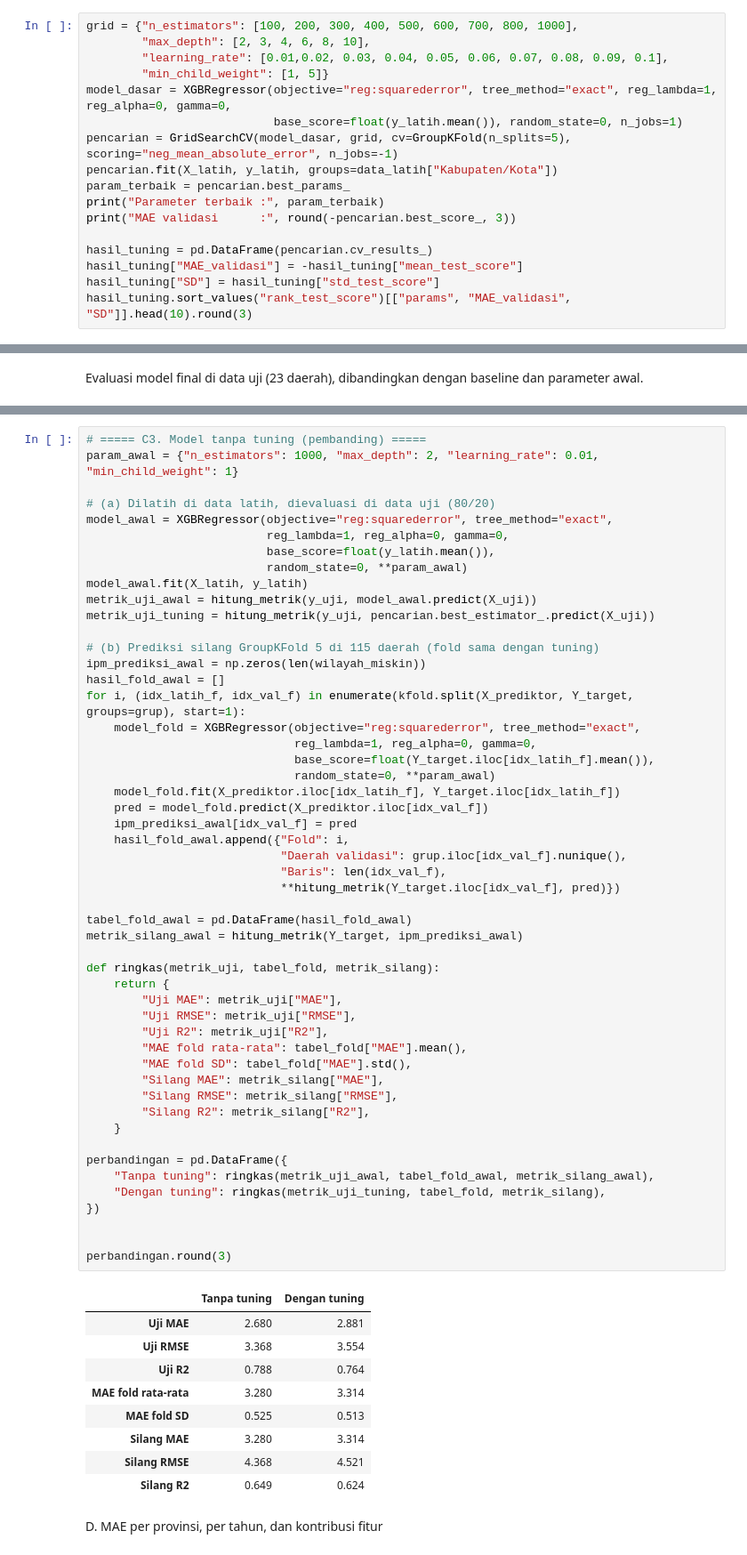
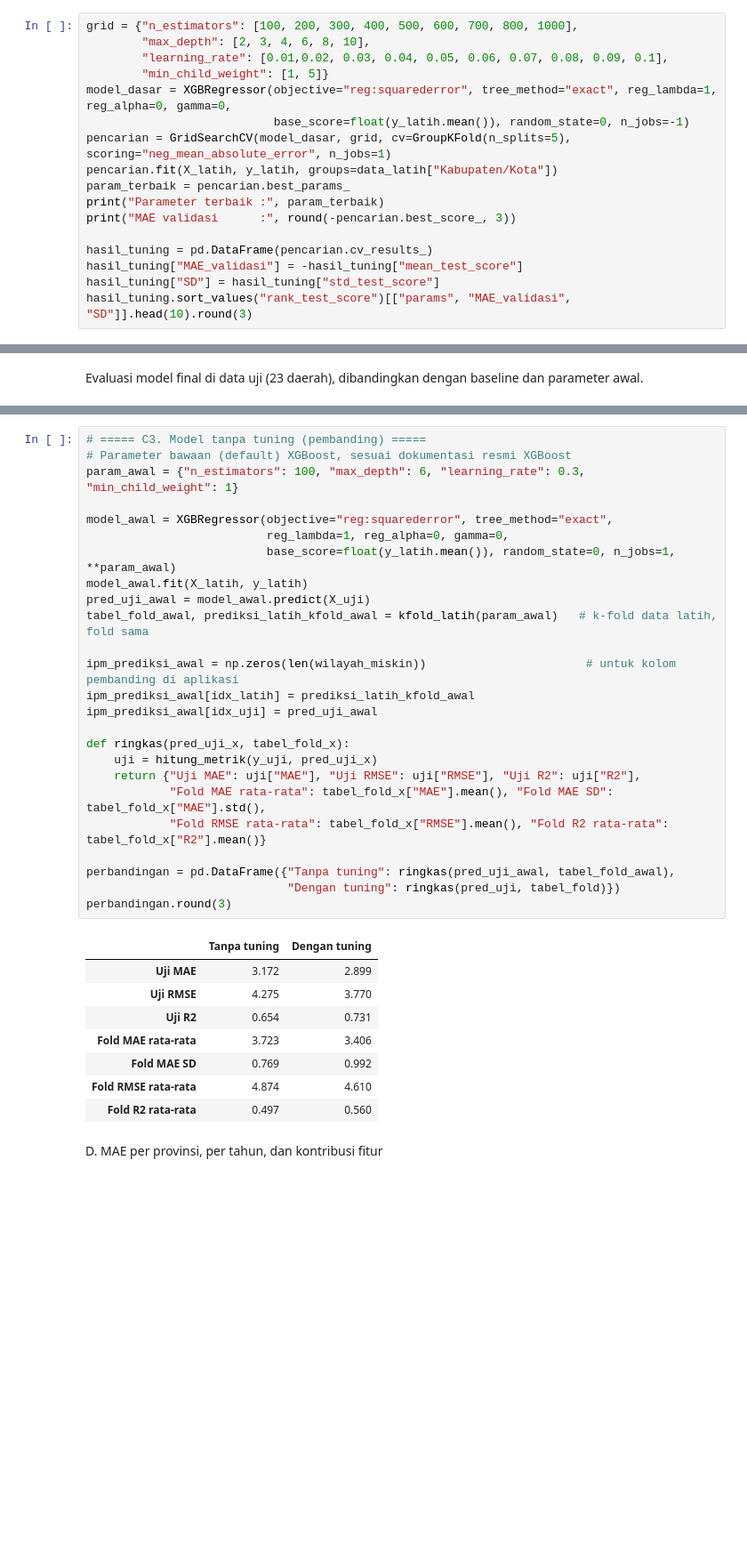
Before and after one commit to ssaammuueell1/IPM_Predictor_App, a Jupyter notebook: aplikasi/notebook/Model+tuning+fold.ipynb, the cells around one changed output, grey strips where cells are left out. Shown at 89% size. Drawn from its saved outputs; the diff is of its cells as text; blank space fills up the shorter version.

```diff
--- a/aplikasi/notebook/Model+tuning+fold.ipynb
+++ b/aplikasi/notebook/Model+tuning+fold.ipynb
@@ -52,8 +63,8 @@ grid = {"n_estimators": [100, 200, 300, 400, 500, 600, 700, 800, 1000],
         "learning_rate": [0.01,0.02, 0.03, 0.04, 0.05, 0.06, 0.07, 0.08, 0.09, 0.1],
         "min_child_weight": [1, 5]}
 model_dasar = XGBRegressor(objective="reg:squarederror", tree_method="exact", reg_lambda=1, reg_alpha=0, gamma=0,
-                           base_score=float(y_latih.mean()), random_state=0, n_jobs=1)
-pencarian = GridSearchCV(model_dasar, grid, cv=GroupKFold(n_splits=5), scoring="neg_mean_absolute_error", n_jobs=-1)
+                           base_score=float(y_latih.mean()), random_state=0, n_jobs=-1)
+pencarian = GridSearchCV(model_dasar, grid, cv=GroupKFold(n_splits=5), scoring="neg_mean_absolute_error", n_jobs=1)
 pencarian.fit(X_latih, y_latih, groups=data_latih["Kabupaten/Kota"])
 param_terbaik = pencarian.best_params_
 print("Parameter terbaik :", param_terbaik)
@@ -172,64 +184,37 @@ Name: count, dtype: int64
 # %%
 # ===== C3. Model tanpa tuning (pembanding) =====
-param_awal = {"n_estimators": 1000, "max_depth": 2, "learning_rate": 0.01, "min_child_weight": 1}
+# Parameter bawaan (default) XGBoost, sesuai dokumentasi resmi XGBoost
+param_awal = {"n_estimators": 100, "max_depth": 6, "learning_rate": 0.3, "min_child_weight": 1}
 
-# (a) Dilatih di data latih, dievaluasi di data uji (80/20)
 model_awal = XGBRegressor(objective="reg:squarederror", tree_method="exact",
                           reg_lambda=1, reg_alpha=0, gamma=0,
-                          base_score=float(y_latih.mean()),
-                          random_state=0, **param_awal)
+                          base_score=float(y_latih.mean()), random_state=0, n_jobs=1, **param_awal)
 model_awal.fit(X_latih, y_latih)
-metrik_uji_awal = hitung_metrik(y_uji, model_awal.predict(X_uji))
-metrik_uji_tuning = hitung_metrik(y_uji, pencarian.best_estimator_.predict(X_uji))
+pred_uji_awal = model_awal.predict(X_uji)
+tabel_fold_awal, prediksi_latih_kfold_awal = kfold_latih(param_awal)   # k-fold data latih, fold sama
 
-# (b) Prediksi silang GroupKFold 5 di 115 daerah (fold sama dengan tuning)
-ipm_prediksi_awal = np.zeros(len(wilayah_miskin))
-hasil_fold_awal = []
-for i, (idx_latih_f, idx_val_f) in enumerate(kfold.split(X_prediktor, Y_target, groups=grup), start=1):
-    model_fold = XGBRegressor(objective="reg:squarederror", tree_method="exact",
-                              reg_lambda=1, reg_alpha=0, gamma=0,
-                              base_score=float(Y_target.iloc[idx_latih_f].mean()),
-                              random_state=0, **param_awal)
-    model_fold.fit(X_prediktor.iloc[idx_latih_f], Y_target.iloc[idx_latih_f])
-    pred = model_fold.predict(X_prediktor.iloc[idx_val_f])
-    ipm_prediksi_awal[idx_val_f] = pred
-    hasil_fold_awal.append({"Fold": i,
-                            "Daerah validasi": grup.iloc[idx_val_f].nunique(),
-                            "Baris": len(idx_val_f),
-                            **hitung_metrik(Y_target.iloc[idx_val_f], pred)})
+ipm_prediksi_awal = np.zeros(len(wilayah_miskin))                       # untuk kolom pembanding di aplikasi
+ipm_prediksi_awal[idx_latih] = prediksi_latih_kfold_awal
+ipm_prediksi_awal[idx_uji] = pred_uji_awal
 
-tabel_fold_awal = pd.DataFrame(hasil_fold_awal)
-metrik_silang_awal = hitung_metrik(Y_target, ipm_prediksi_awal)
+def ringkas(pred_uji_x, tabel_fold_x):
+    uji = hitung_metrik(y_uji, pred_uji_x)
+    return {"Uji MAE": uji["MAE"], "Uji RMSE": uji["RMSE"], "Uji R2": uji["R2"],
+            "Fold MAE rata-rata": tabel_fold_x["MAE"].mean(), "Fold MAE SD": tabel_fold_x["MAE"].std(),
+            "Fold RMSE rata-rata": tabel_fold_x["RMSE"].mean(), "Fold R2 rata-rata": tabel_fold_x["R2"].mean()}
 
-def ringkas(metrik_uji, tabel_fold, metrik_silang):
-    return {
-        "Uji MAE": metrik_uji["MAE"],
-        "Uji RMSE": metrik_uji["RMSE"],
-        "Uji R2": metrik_uji["R2"],
-        "MAE fold rata-rata": tabel_fold["MAE"].mean(),
-        "MAE fold SD": tabel_fold["MAE"].std(),
-        "Silang MAE": metrik_silang["MAE"],
-        "Silang RMSE": metrik_silang["RMSE"],
-        "Silang R2": metrik_silang["R2"],
-    }
-
-perbandingan = pd.DataFrame({
-    "Tanpa tuning": ringkas(metrik_uji_awal, tabel_fold_awal, metrik_silang_awal),
-    "Dengan tuning": ringkas(metrik_uji_tuning, tabel_fold, metrik_silang),
-})
-
-
+perbandingan = pd.DataFrame({"Tanpa tuning": ringkas(pred_uji_awal, tabel_fold_awal),
+                             "Dengan tuning": ringkas(pred_uji, tabel_fold)})
 perbandingan.round(3)
 # %% [output]
 |  | Tanpa tuning | Dengan tuning |
-| Uji MAE | 2.680 | 2.881 |
-| Uji RMSE | 3.368 | 3.554 |
-| Uji R2 | 0.788 | 0.764 |
-| MAE fold rata-rata | 3.280 | 3.314 |
-| MAE fold SD | 0.525 | 0.513 |
-| Silang MAE | 3.280 | 3.314 |
-| Silang RMSE | 4.368 | 4.521 |
-| Silang R2 | 0.649 | 0.624 |
+| Uji MAE | 3.172 | 2.899 |
+| Uji RMSE | 4.275 | 3.770 |
+| Uji R2 | 0.654 | 0.731 |
+| Fold MAE rata-rata | 3.723 | 3.406 |
+| Fold MAE SD | 0.769 | 0.992 |
+| Fold RMSE rata-rata | 4.874 | 4.610 |
+| Fold R2 rata-rata | 0.497 | 0.560 |
 # %% [markdown]
 D. MAE per provinsi, per tahun, dan kontribusi fitur
 # %%
```
Also changed, not shown: parts of 13 cells of this notebook, 41 other files.
